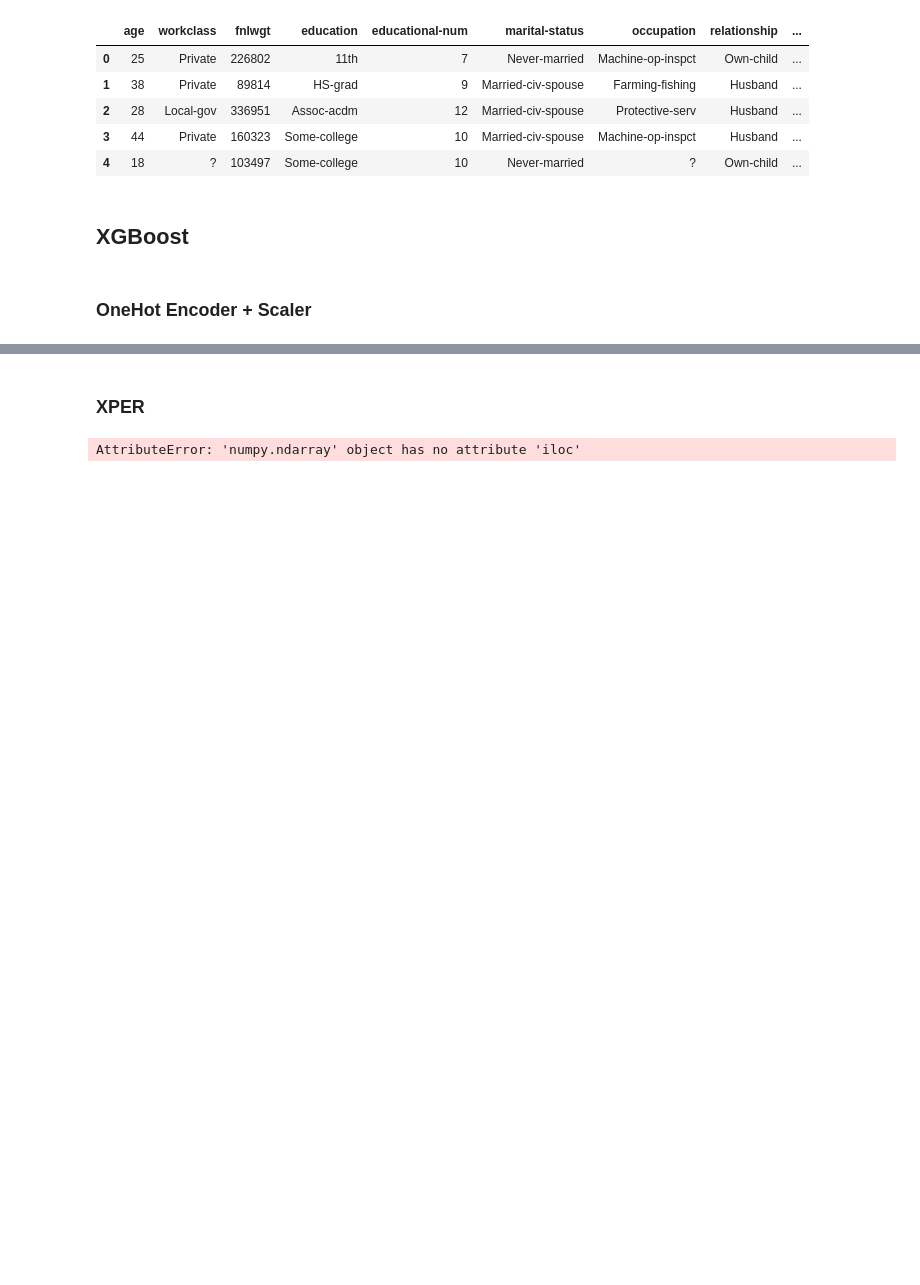
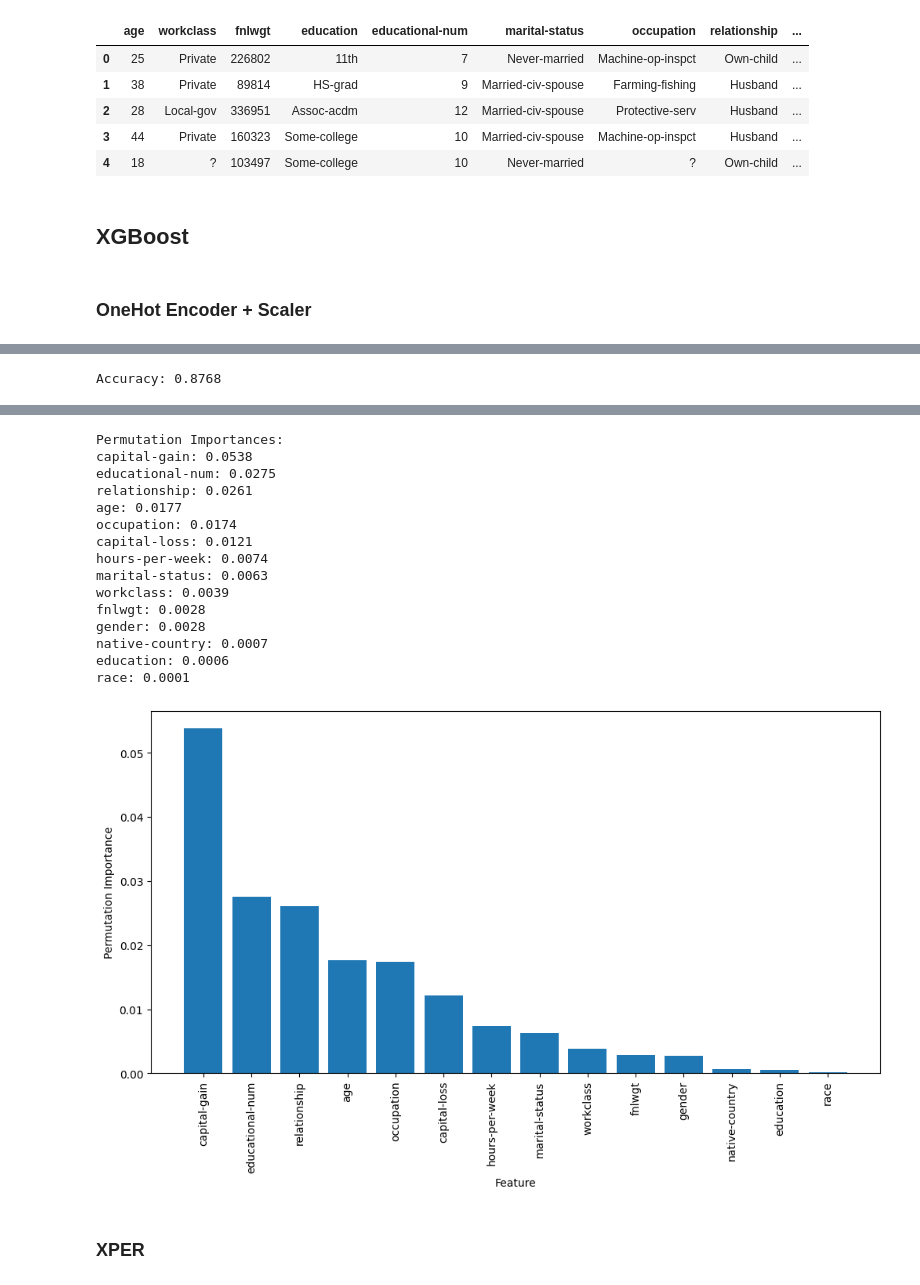
Before and after one commit to ConstanceGlly/Interpretability_and_Fairness_Income, a Jupyter notebook: Notebooks/Performance_interpretability.ipynb, the cells around one changed output, grey strips where cells are left out. Cells and saved outputs as stored; diff of their text form; code cells hidden in the pictures; blank space fills up the shorter version.

Commit message:
XPER update

```diff
--- a/Notebooks/Performance_interpretability.ipynb
+++ b/Notebooks/Performance_interpretability.ipynb
@@ -54,6 +52,10 @@ numeric_cols = [
     "capital-loss",
     "hours-per-week",
 ]
+# %%
+# Split into X and y, drop the target variable from X and convert y to binary
+y = data_df['income'].map({'<=50K': 0, '>50K': 1})
+X = data_df.drop('income', axis=1)
 # %%
 # Split the data into training and testing sets
 X_train, X_test, y_train, y_test = train_test_split(
@@ -97,0 +111,10 @@ Accuracy: 0.8750
+# %%
+le = LabelEncoder()
+
+X_train_le = X_train
+X_test_le = X_test
+
+# Apply LabelEncoder to the categorical columns
+for col in categorical_cols:
+    X_train_le[col] = le.fit_transform(X_train[col])
+    X_test_le[col] = le.transform(X_test[col])
@@ -98,10 +151,23 @@ Accuracy: 0.8750
+# %%
+# Create and fit the XGBoost model
+model = XGBClassifier(eval_metric="error", random_state=42)
+model.fit(X_train_le, y_train)
+
+# Make predictions on the test data
+y_pred = model.predict(X_test_le)
+
+# Evaluate the model's performance
+accuracy = accuracy_score(y_test, y_pred)
+print(f"Accuracy: {accuracy:.4f}")
+# %% [output]
+Accuracy: 0.8768
 # %%
 from sklearn.inspection import permutation_importance
 import matplotlib.pyplot as plt
 import numpy as np
 
 # Calculate Permutation Importance
-perm_importance = permutation_importance(pipeline, X_test, y_test_bin, n_repeats=30, random_state=42)
+perm_importance = permutation_importance(model, X_test_le, y_test, n_repeats=30, random_state=42)
 
 # Get feature names and their importances
 feature_names = X.columns
@@ -128,3 +194,19 @@ KeyboardInterrupt:
+Permutation Importances:
+capital-gain: 0.0538
+educational-num: 0.0275
+relationship: 0.0261
+age: 0.0177
+occupation: 0.0174
+capital-loss: 0.0121
+hours-per-week: 0.0074
+marital-status: 0.0063
+workclass: 0.0039
+fnlwgt: 0.0028
+gender: 0.0028
+native-country: 0.0007
+education: 0.0006
+race: 0.0001
+[figure, added]
 # %% [markdown]
 ### XPER
 # %%
@@ -139,12 +215,4 @@ y_test_np = y_test_bin.values
 from XPER.compute.Performance import ModelPerformance
 
 # Define the evaluation metric(s) to be used
-XPER = ModelPerformance(X_train_np, y_train_np, X_test_np, y_test_np, pip)
-
-# Evaluate the model performance using the specified metric(s)
-PM = XPER.evaluate(["AUC"])
-
-# Print the performance metrics
-print("Performance Metrics: ", round(PM, 3))
+XPER = ModelPerformance(X_train_le, y_train, X_test_le, y_test, model)
-# %% [output]
-AttributeError: 'numpy.ndarray' object has no attribute 'iloc'
```
Also changed, not shown: parts of 14 cells of this notebook.
